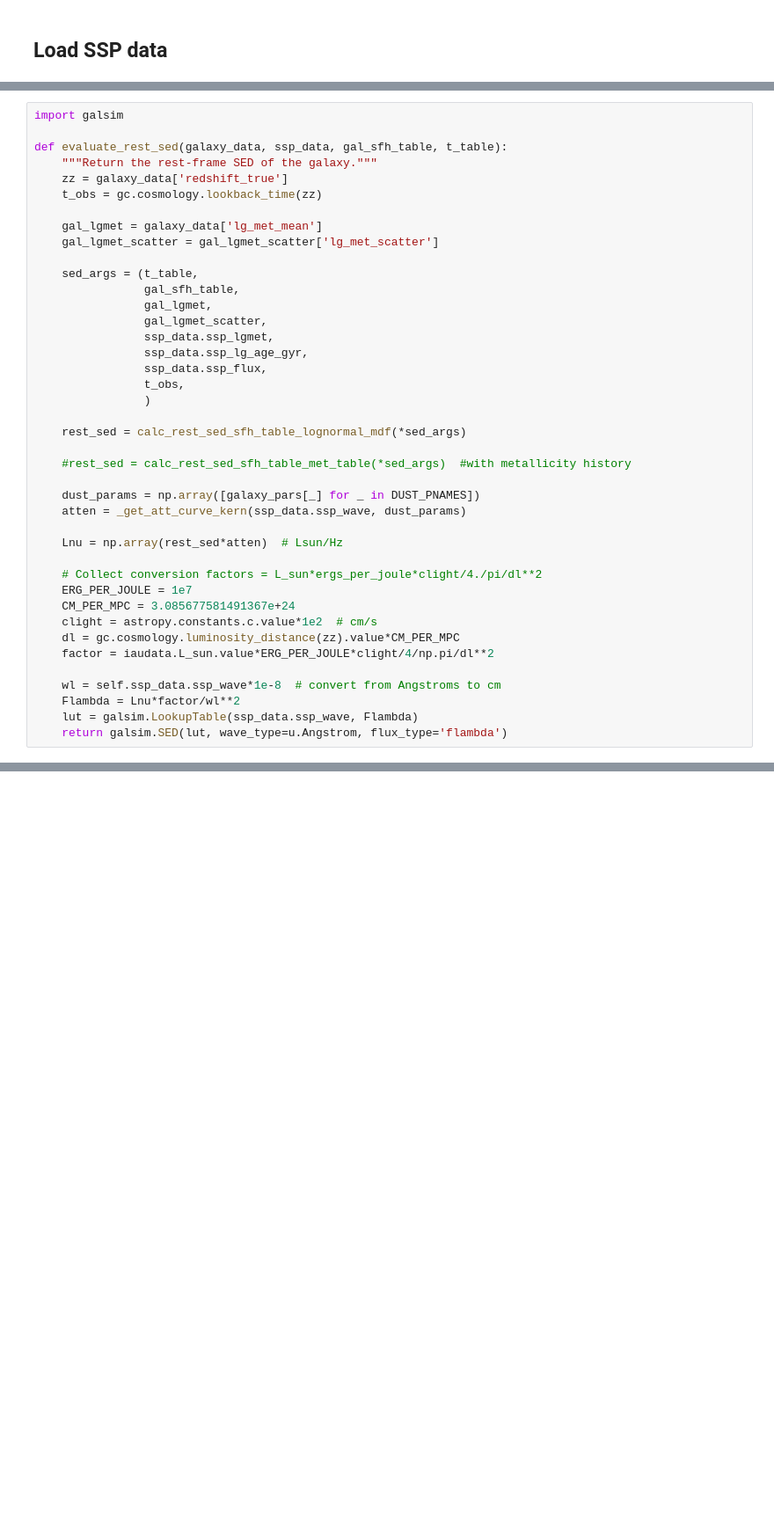
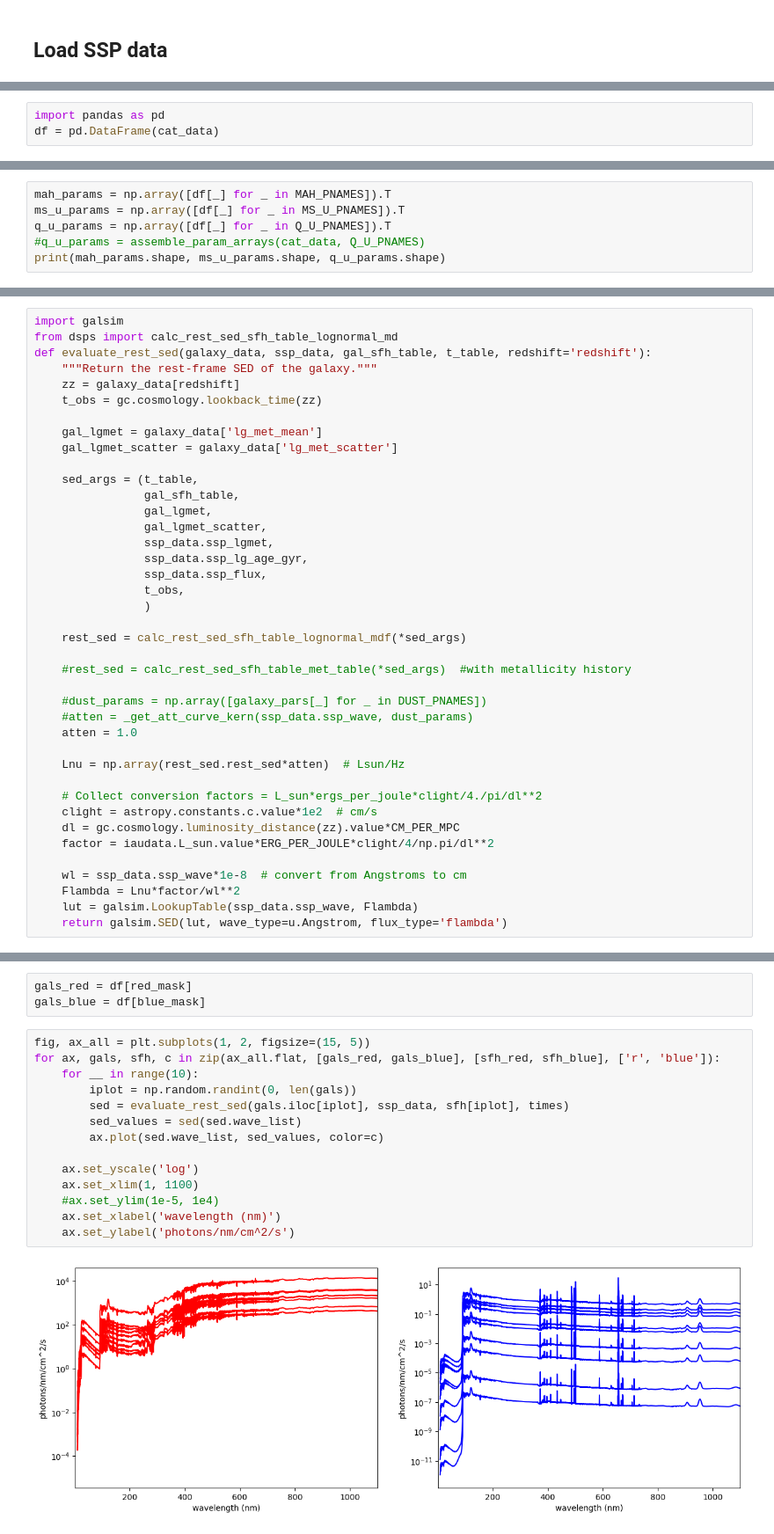
Before and after one commit to LSSTDESC/lsstdesc-diffsky, a Jupyter notebook: notebooks/demo_SED_evaluation.ipynb, the cells around one changed output, grey strips where cells are left out. Shown: that part at 88% size. Drawn from its saved outputs; the diff is of its cells as text; blank space fills up the shorter version.

```diff
--- a/notebooks/demo_SED_evaluation.ipynb
+++ b/notebooks/demo_SED_evaluation.ipynb
@@ -41,0 +44,3 @@ print(np.count_nonzero(blue_mask))
+# %%
+import pandas as pd
+df = pd.DataFrame(cat_data)
@@ -41,0 +58,6 @@ print(np.count_nonzero(blue_mask))
+# %%
+mah_params = np.array([df[_] for _ in MAH_PNAMES]).T
+ms_u_params = np.array([df[_] for _ in MS_U_PNAMES]).T
+q_u_params = np.array([df[_] for _ in Q_U_PNAMES]).T
+#q_u_params = assemble_param_arrays(cat_data, Q_U_PNAMES)
+print(mah_params.shape, ms_u_params.shape, q_u_params.shape)
@@ -44,13 +81,13 @@ print(np.count_nonzero(blue_mask))
 # %%
 import galsim
-
-def evaluate_rest_sed(galaxy_data, ssp_data, gal_sfh_table, t_table):
+from dsps import calc_rest_sed_sfh_table_lognormal_md
+def evaluate_rest_sed(galaxy_data, ssp_data, gal_sfh_table, t_table, redshift='redshift'):
     """Return the rest-frame SED of the galaxy."""
-    zz = galaxy_data['redshift_true']
+    zz = galaxy_data[redshift]
     t_obs = gc.cosmology.lookback_time(zz)
 
     gal_lgmet = galaxy_data['lg_met_mean']
-    gal_lgmet_scatter = gal_lgmet_scatter['lg_met_scatter']
+    gal_lgmet_scatter = galaxy_data['lg_met_scatter']
 
     sed_args = (t_table,
                 gal_sfh_table,
@@ -66,19 +103,18 @@ def evaluate_rest_sed(galaxy_data, ssp_data, gal_sfh_table, t_table):
 
     #rest_sed = calc_rest_sed_sfh_table_met_table(*sed_args)  #with metallicity history
 
-    dust_params = np.array([galaxy_pars[_] for _ in DUST_PNAMES])
-    atten = _get_att_curve_kern(ssp_data.ssp_wave, dust_params)
+    #dust_params = np.array([galaxy_pars[_] for _ in DUST_PNAMES])
+    #atten = _get_att_curve_kern(ssp_data.ssp_wave, dust_params)
+    atten = 1.0
 
-    Lnu = np.array(rest_sed*atten)  # Lsun/Hz
+    Lnu = np.array(rest_sed.rest_sed*atten)  # Lsun/Hz
 
     # Collect conversion factors = L_sun*ergs_per_joule*clight/4./pi/dl**2
-    ERG_PER_JOULE = 1e7
-    CM_PER_MPC = 3.085677581491367e+24
     clight = astropy.constants.c.value*1e2  # cm/s
     dl = gc.cosmology.luminosity_distance(zz).value*CM_PER_MPC
     factor = iaudata.L_sun.value*ERG_PER_JOULE*clight/4/np.pi/dl**2
 
-    wl = self.ssp_data.ssp_wave*1e-8  # convert from Angstroms to cm
+    wl = ssp_data.ssp_wave*1e-8  # convert from Angstroms to cm
     Flambda = Lnu*factor/wl**2
     lut = galsim.LookupTable(ssp_data.ssp_wave, Flambda)
     return galsim.SED(lut, wave_type=u.Angstrom, flux_type='flambda')
@@ -97,0 +123,19 @@ print(sfh_red.shape, sfh_blue.shape)
+# %%
+gals_red = df[red_mask]
+gals_blue = df[blue_mask]
+# %%
+fig, ax_all = plt.subplots(1, 2, figsize=(15, 5))
+for ax, gals, sfh, c in zip(ax_all.flat, [gals_red, gals_blue], [sfh_red, sfh_blue], ['r', 'blue']):
+    for __ in range(10):
+        iplot = np.random.randint(0, len(gals))
+        sed = evaluate_rest_sed(gals.iloc[iplot], ssp_data, sfh[iplot], times)
+        sed_values = sed(sed.wave_list)
+        ax.plot(sed.wave_list, sed_values, color=c)
+
+    ax.set_yscale('log')
+    ax.set_xlim(1, 1100)
+    #ax.set_ylim(1e-5, 1e4)
+    ax.set_xlabel('wavelength (nm)')
+    ax.set_ylabel('photons/nm/cm^2/s')
+# %% [output]
+[figure, added]
```
Also changed, not shown: parts of 19 cells of this notebook.
